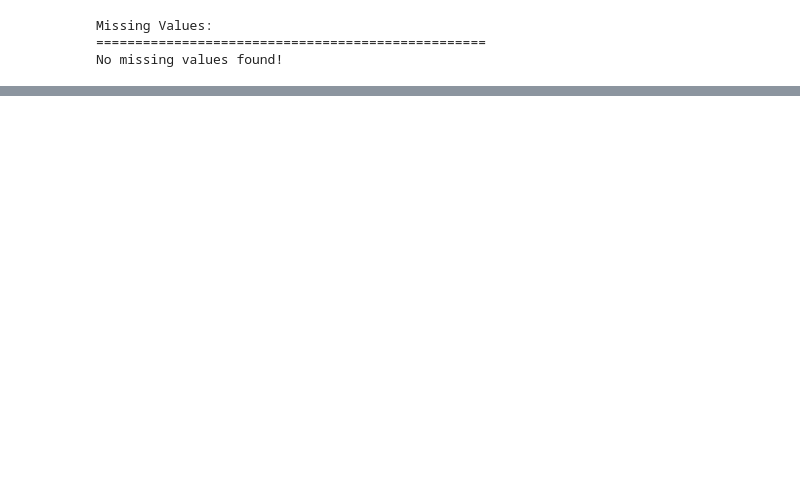
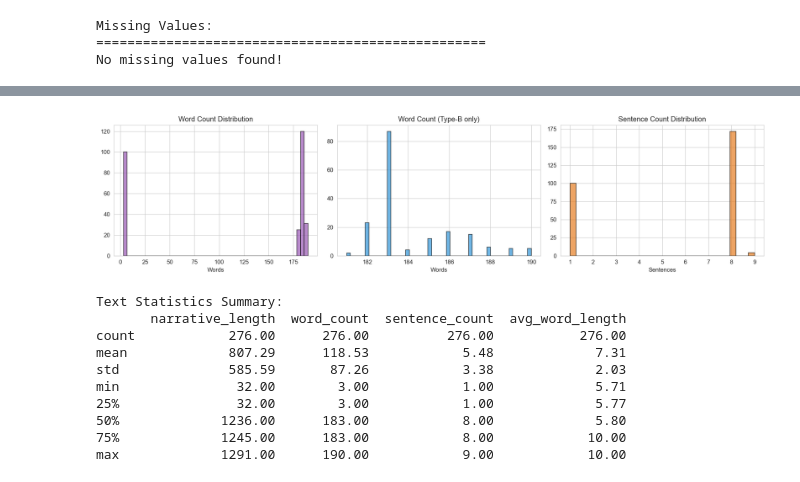
Before and after one commit to SUDIP10K89/BankSTRSummarizer, a Jupyter notebook: eda.ipynb, the cells around one changed output, grey strips where cells are left out. Cells and saved outputs as stored; diff of their text form; code cells hidden in the pictures; blank space fills up the shorter version.

```diff
--- a/eda.ipynb
+++ b/eda.ipynb
@@ -3,4 +8,9 @@ import pandas as pd
 import numpy as np
 import matplotlib.pyplot as plt
 import seaborn as sns
+from collections import Counter
+import re
+
+sns.set_style('whitegrid')
+plt.rcParams['figure.dpi'] = 120
 # %%
@@ -203,0 +132,35 @@ else:
+# %%
+# Word & sentence counts
+df['word_count'] = df['narrative'].str.split().str.len()
+df['sentence_count'] = df['narrative'].str.count(r'[.!?]')
+df['avg_word_length'] = df['narrative'].apply(lambda x: np.mean([len(w) for w in str(x).split()]) if len(str(x).split()) > 0 else 0)
+
+fig, axes = plt.subplots(1, 3, figsize=(16, 4))
+axes[0].hist(df['word_count'], bins=50, edgecolor='black', alpha=0.7, color='#9b59b6')
+axes[0].set_title('Word Count Distribution')
+axes[0].set_xlabel('Words')
+
+axes[1].hist(df[df['report_type'] == 'Type-B']['word_count'], bins=50, edgecolor='black', alpha=0.7, color='#3498db')
+axes[1].set_title('Word Count (Type-B only)')
+axes[1].set_xlabel('Words')
+
+axes[2].hist(df['sentence_count'], bins=30, edgecolor='black', alpha=0.7, color='#e67e22')
+axes[2].set_title('Sentence Count Distribution')
+axes[2].set_xlabel('Sentences')
+plt.tight_layout()
+plt.show()
+
+print("Text Statistics Summary:")
+print(df[['narrative_length', 'word_count', 'sentence_count', 'avg_word_length']].describe().round(2))
+# %% [output]
+[figure, added]
+Text Statistics Summary:
+       narrative_length  word_count  sentence_count  avg_word_length
+count            276.00      276.00          276.00           276.00
+mean             807.29      118.53            5.48             7.31
+std              585.59       87.26            3.38             2.03
+min               32.00        3.00            1.00             5.71
+25%               32.00        3.00            1.00             5.77
+50%             1236.00      183.00            8.00             5.80
+75%             1245.00      183.00            8.00            10.00
+max             1291.00      190.00            9.00            10.00
```
Also changed, not shown: parts of 30 cells of this notebook.
